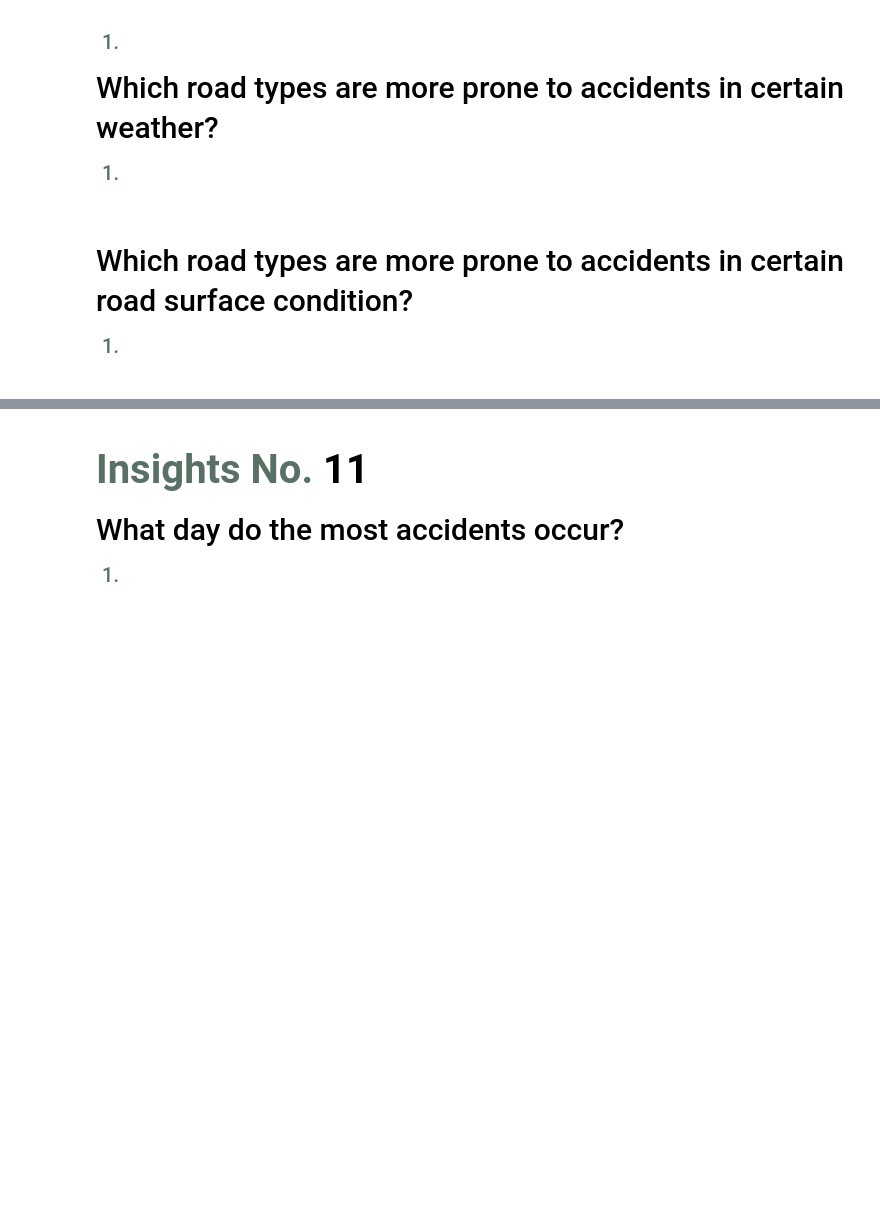
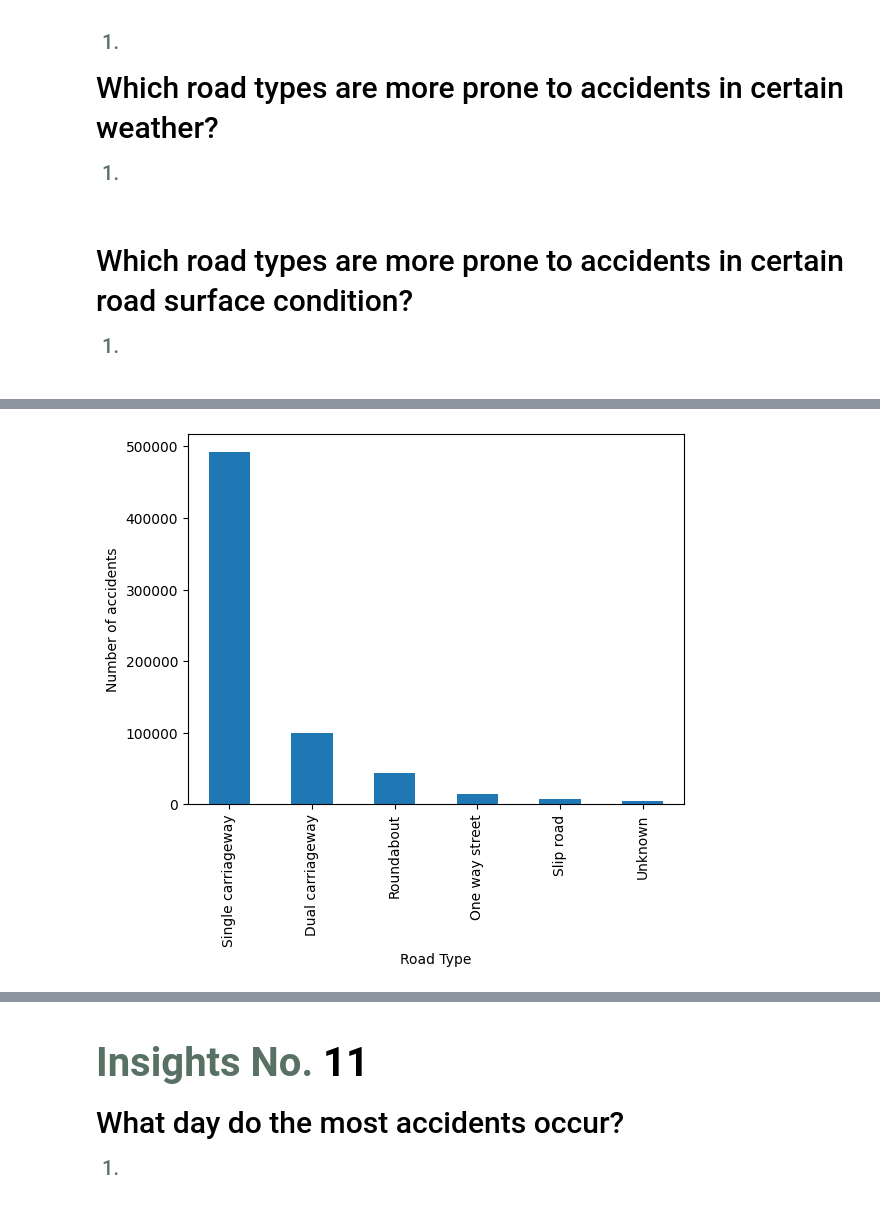
Before and after one commit to akagail/ITD-3B, a Jupyter notebook: ITD-3B/activity4.ipynb, the cells around one changed output, grey strips where cells are left out. Drawn from its saved outputs; the diff is of its cells as text; code cells hidden in the pictures; blank space fills up the shorter version.

```diff
--- a/ITD-3B/activity4.ipynb
+++ b/ITD-3B/activity4.ipynb
@@ -821 +865,9 @@ accidents['Road_Type'].value_counts()
+# %%
+road_type_accidents = accidents['Road_Type'].value_counts()
+road_type_accidents.plot(kind = 'bar')
+plt.xlabel('Road Type')
+plt.ylabel('Number of accidents')
+plt.show()
+# %% [output]
+[figure, added]
 # %%
```
Also changed, not shown: parts of 28 cells of this notebook, 1 other file.
